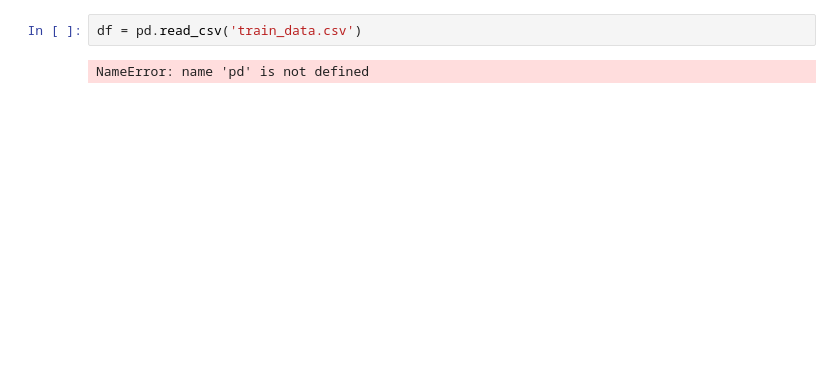
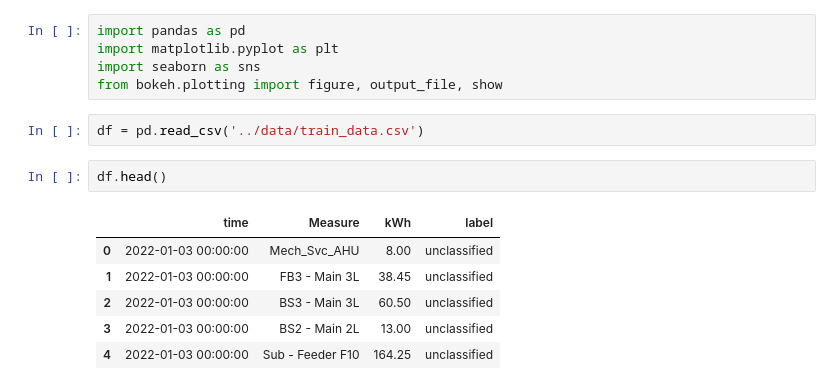
Before and after one commit to tudo-seu/Code-0, a Jupyter notebook: notebooks/karl_eda.ipynb, the cells around one changed output. Saved outputs shown, nothing was run; the diff lists cells and outputs as text; blank space fills up the shorter version.

Commit message:
bokeh

```diff
--- a/notebooks/karl_eda.ipynb
+++ b/notebooks/karl_eda.ipynb
@@ -5,4 +20,16 @@ ModuleNotFoundError: No module named 'pandas'
+# %%
+import pandas as pd
+import matplotlib.pyplot as plt
+import seaborn as sns
+from bokeh.plotting import figure, output_file, show
 # %%
-df = pd.read_csv('train_data.csv')
+df = pd.read_csv('../data/train_data.csv')
-# %% [output]
-NameError: name 'pd' is not defined
+# %%
+df.head()
+# %% [output]
+|  | time | Measure | kWh | label |
+| 0 | 2022-01-03 00:00:00 | Mech_Svc_AHU | 8.00 | unclassified |
+| 1 | 2022-01-03 00:00:00 | FB3 - Main 3L | 38.45 | unclassified |
+| 2 | 2022-01-03 00:00:00 | BS3 - Main 3L | 60.50 | unclassified |
+| 3 | 2022-01-03 00:00:00 | BS2 - Main 2L | 13.00 | unclassified |
+| 4 | 2022-01-03 00:00:00 | Sub - Feeder F10 | 164.25 | unclassified |
```
Also changed, not shown: parts of 8 cells of this notebook.
